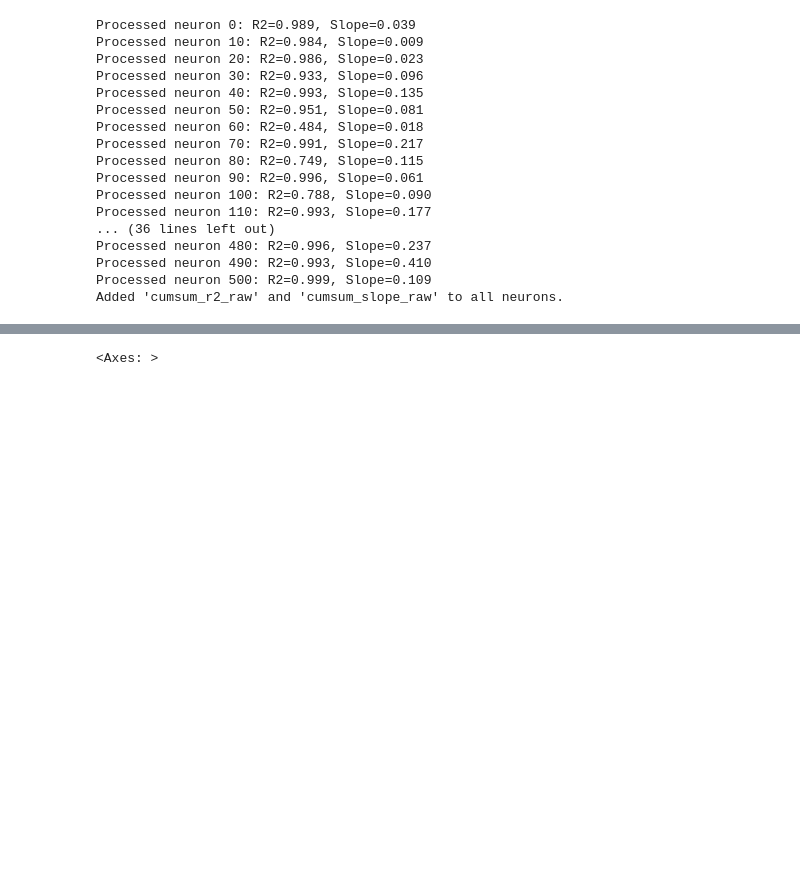
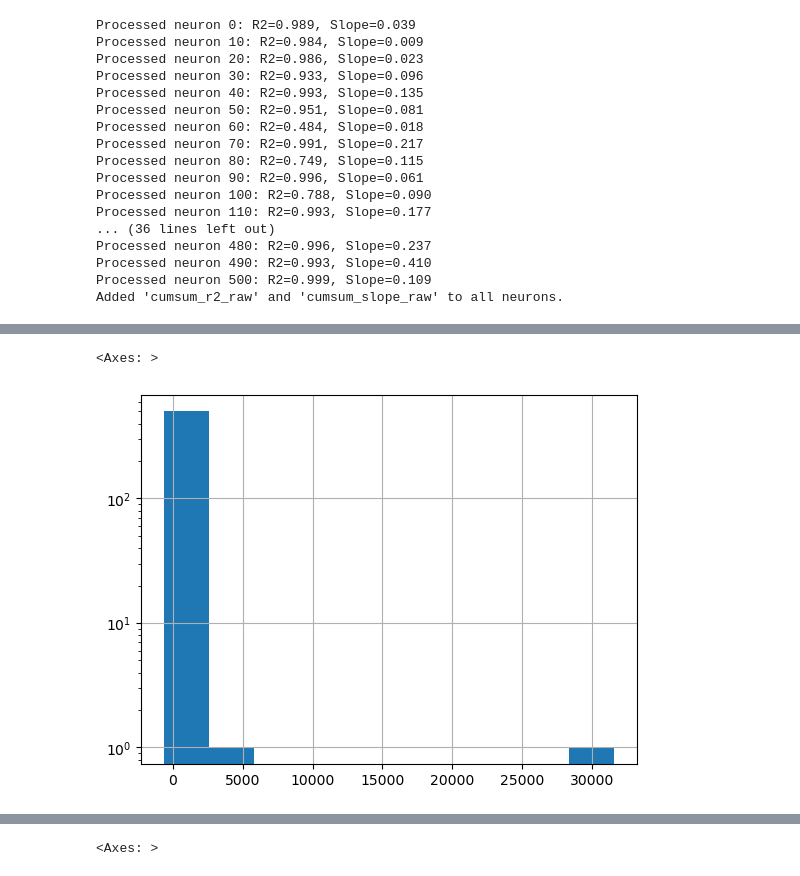
Before and after one commit to mjoudy/Cascade, a Jupyter notebook: active_neurons.ipynb, the cells around one changed output, grey strips where cells are left out. Saved outputs shown, nothing was run; the diff lists cells and outputs as text; code cells hidden in the pictures; blank space fills up the shorter version.

```diff
--- a/active_neurons.ipynb
+++ b/active_neurons.ipynb
@@ -638,0 +726,5 @@ Total Neurons: 502
+# %%
+df_results['Lag_Rec'].hist(log=True)
+# %% [output]
+<Axes: >
+[figure, added]
```
Also changed, not shown: parts of 38 cells of this notebook.
